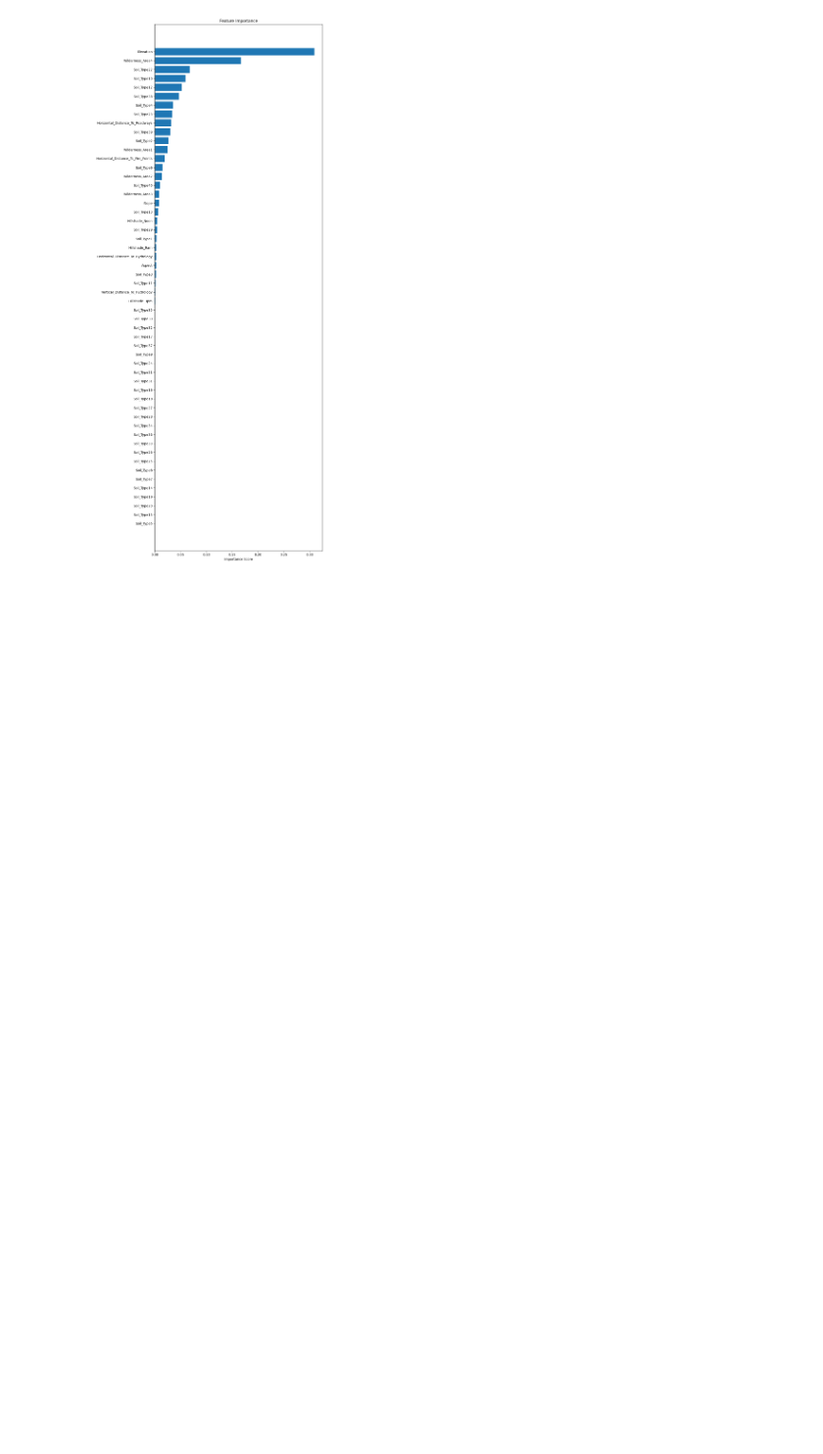
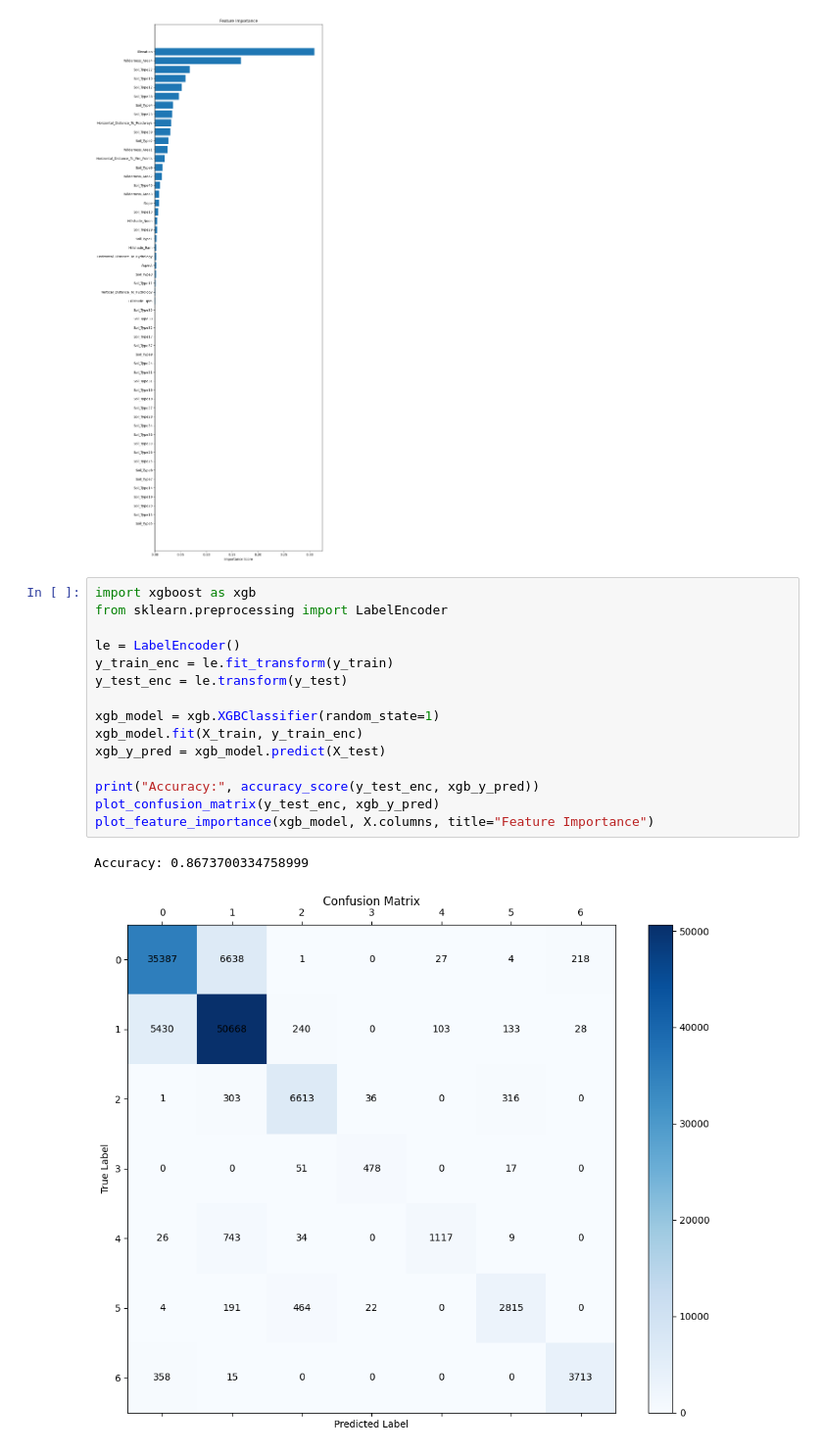
Before and after one commit to mazinbersy/Forest_Cover_Type_Classification, a Jupyter notebook: model.ipynb, the cells around one changed output. Shown at 98% size. Drawn from its saved outputs; the diff is of its cells as text; blank space fills up the shorter version.

Commit message:
XGBoost Model trained with and w/o hyperparamter tuning

```diff
--- a/model.ipynb
+++ b/model.ipynb
@@ -121,3 +121,21 @@ plot_feature_importance(best_model, X.columns, title="Feature Importance")
 Accuracy:  0.6593547498773698
 [figure]
 [figure]
+# %%
+import xgboost as xgb
+from sklearn.preprocessing import LabelEncoder
+
+le = LabelEncoder()
+y_train_enc = le.fit_transform(y_train)
+y_test_enc = le.transform(y_test)
+
+xgb_model = xgb.XGBClassifier(random_state=1)
+xgb_model.fit(X_train, y_train_enc)
+xgb_y_pred = xgb_model.predict(X_test)
+
+print("Accuracy:", accuracy_score(y_test_enc, xgb_y_pred))
+plot_confusion_matrix(y_test_enc, xgb_y_pred)
+plot_feature_importance(xgb_model, X.columns, title="Feature Importance")
+# %% [output]
+Accuracy: 0.8673700334758999
+[figure, added]
```
Also changed, not shown: parts of 5 cells of this notebook.
